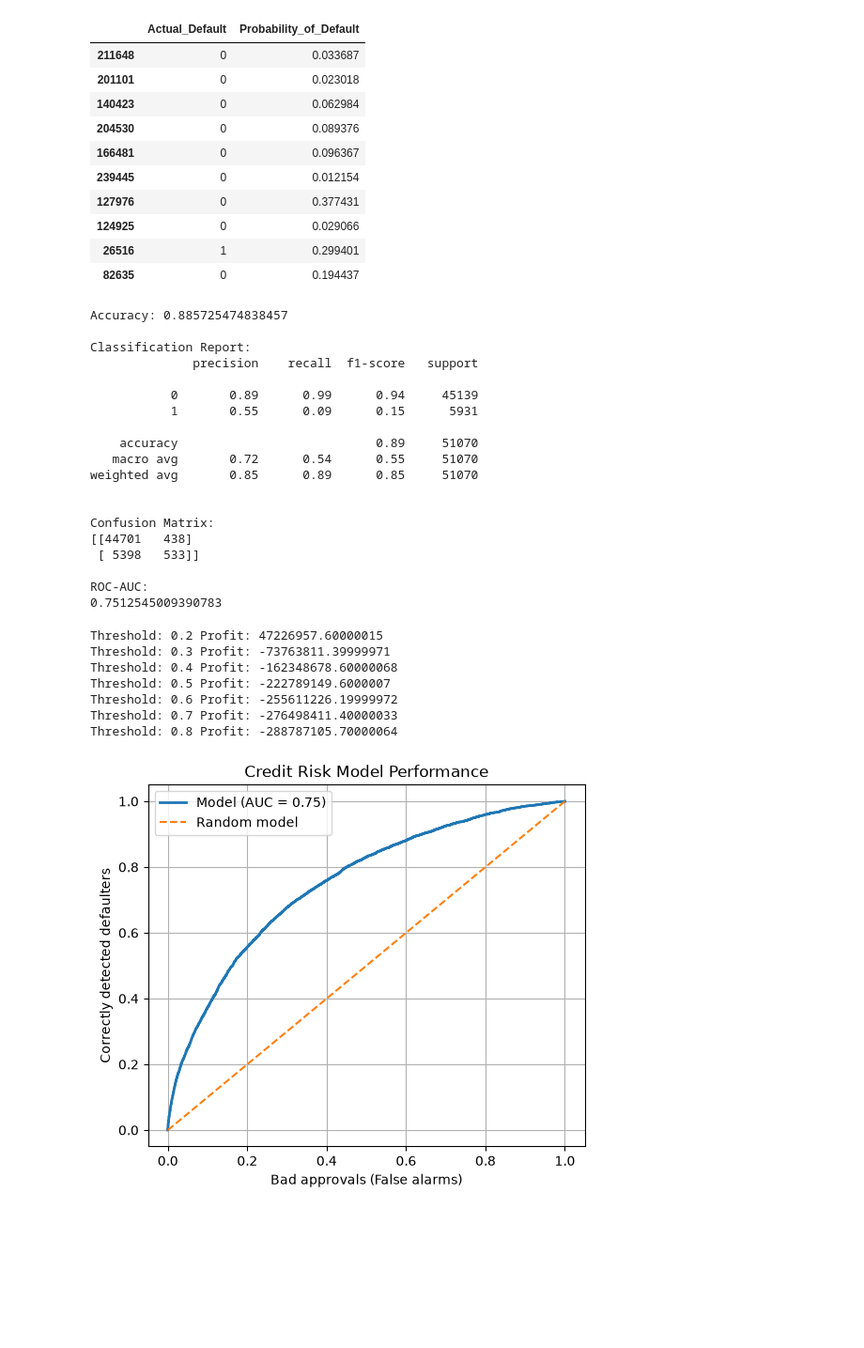
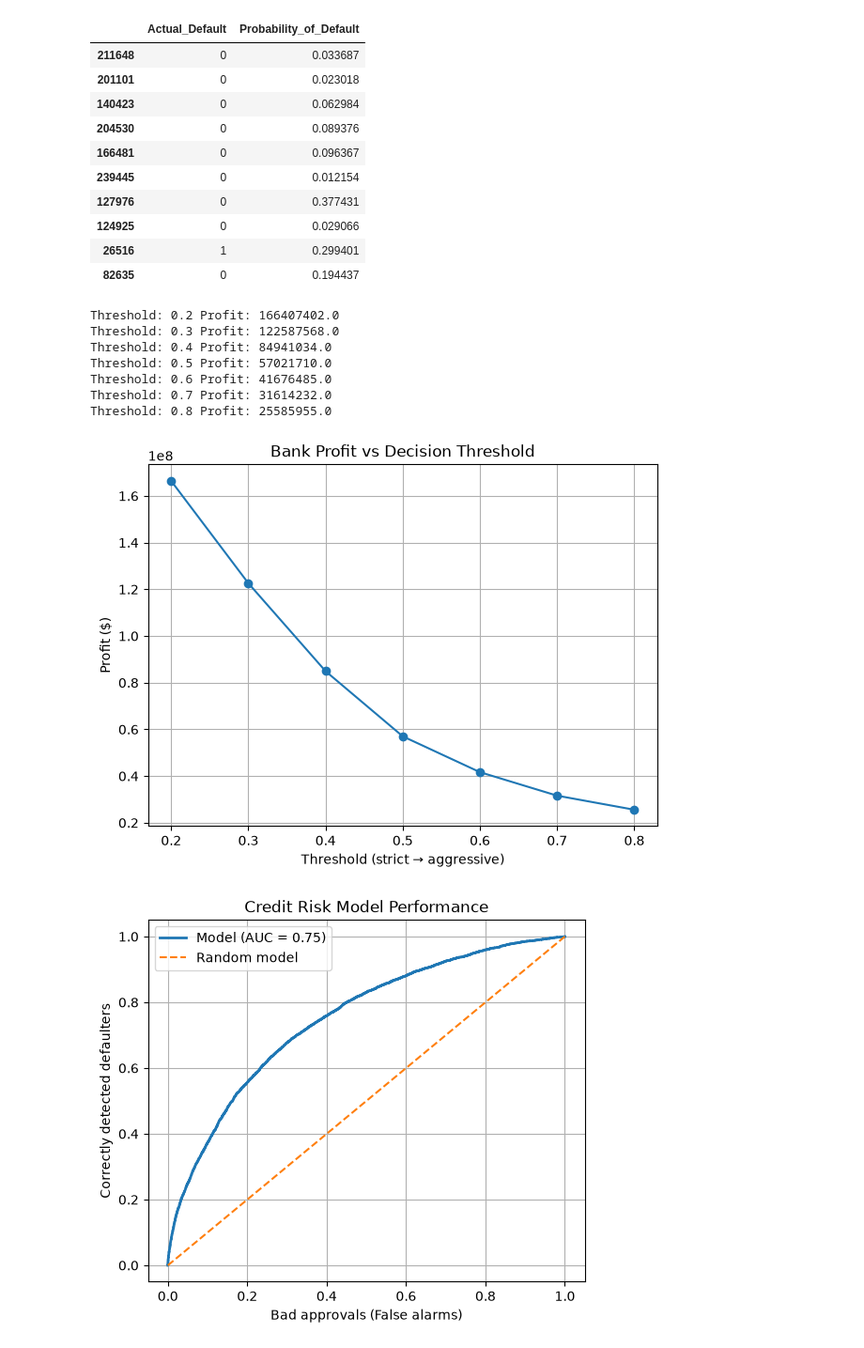
Before and after one commit to IrinaEkb/Loan_Default, a Jupyter notebook: notebooks/03_model_preparation.ipynb, the cells around one changed output. Shown at 94% size. Saved outputs shown, nothing was run; the diff lists cells and outputs as text; code cells hidden in the pictures; blank space fills up the shorter version.

```diff
--- a/notebooks/03_model_preparation.ipynb
+++ b/notebooks/03_model_preparation.ipynb
@@ -99,60 +186,49 @@ pd.DataFrame({
 | 124925 | 0 | 0.029066 |
 | 26516 | 1 | 0.299401 |
 | 82635 | 0 | 0.194437 |
-# %%
-print("Accuracy:", accuracy_score(y_test, y_pred_final))
-
-print("\nClassification Report:")
-print(classification_report(y_test, y_pred_final))
-
-print("\nConfusion Matrix:")
-print(confusion_matrix(y_test, y_pred_final))
-
-print("\nROC-AUC:")
-print(roc_auc_score(y_test, y_proba))
-# %% [output]
-Accuracy: 0.885725474838457
-
-Classification Report:
-              precision    recall  f1-score   support
-
-           0       0.89      0.99      0.94     45139
-           1       0.55      0.09      0.15      5931
-
-    accuracy                           0.89     51070
-   macro avg       0.72      0.54      0.55     51070
-weighted avg       0.85      0.89      0.85     51070
-
-
-Confusion Matrix:
-[[44701   438]
- [ 5398   533]]
-
-ROC-AUC:
-0.7512545009390783
 # %%
+# different decision strategies (strict → aggressive lending)
 thresholds = [0.2, 0.3, 0.4, 0.5, 0.6, 0.7, 0.8]
 
 profits = []
 
+# loan amounts aligned with test set
+loan_amount_test = df.loc[X_test.index, "LoanAmount"].reset_index(drop=True)
+
 for t in thresholds:
+
+    # convert probability into binary decision
     y_pred = (y_proba > t).astype(int)
 
+    # calculate bank profit for this strategy
     profit = calculate_profit(
         y_test.reset_index(drop=True),
-        pd.Series(y_pred).reset_index(drop=True),
-        X_test_with_amount["LoanAmount"].reset_index(drop=True)
+        pd.Series(y_pred),
+        loan_amount_test
     )
 
     profits.append(profit)
 
-    print("Threshold:", t, "Profit:", profit)
+    print("Threshold:", t, "Profit:", profit.round(0))
 # %% [output]
-Threshold: 0.2 Profit: 47226957.60000015
-Threshold: 0.3 Profit: -73763811.39999971
-Threshold: 0.4 Profit: -162348678.60000068
-Threshold: 0.5 Profit: -222789149.6000007
-Threshold: 0.6 Profit: -255611226.19999972
-Threshold: 0.7 Profit: -276498411.40000033
-Threshold: 0.8 Profit: -288787105.70000064
+Threshold: 0.2 Profit: 166407402.0
+Threshold: 0.3 Profit: 122587568.0
+Threshold: 0.4 Profit: 84941034.0
+Threshold: 0.5 Profit: 57021710.0
+Threshold: 0.6 Profit: 41676485.0
+Threshold: 0.7 Profit: 31614232.0
+Threshold: 0.8 Profit: 25585955.0
+# %%
+plt.figure(figsize=(7,5))
+
+plt.plot(thresholds, profits, marker="o")
+
+plt.title("Bank Profit vs Decision Threshold")
+plt.xlabel("Threshold (strict → aggressive)")
+plt.ylabel("Profit ($)")
+plt.grid()
+
+plt.show()
+# %% [output]
+[figure, added]
 # %%
```
Also changed, not shown: parts of 13 cells of this notebook, 2 other files.
